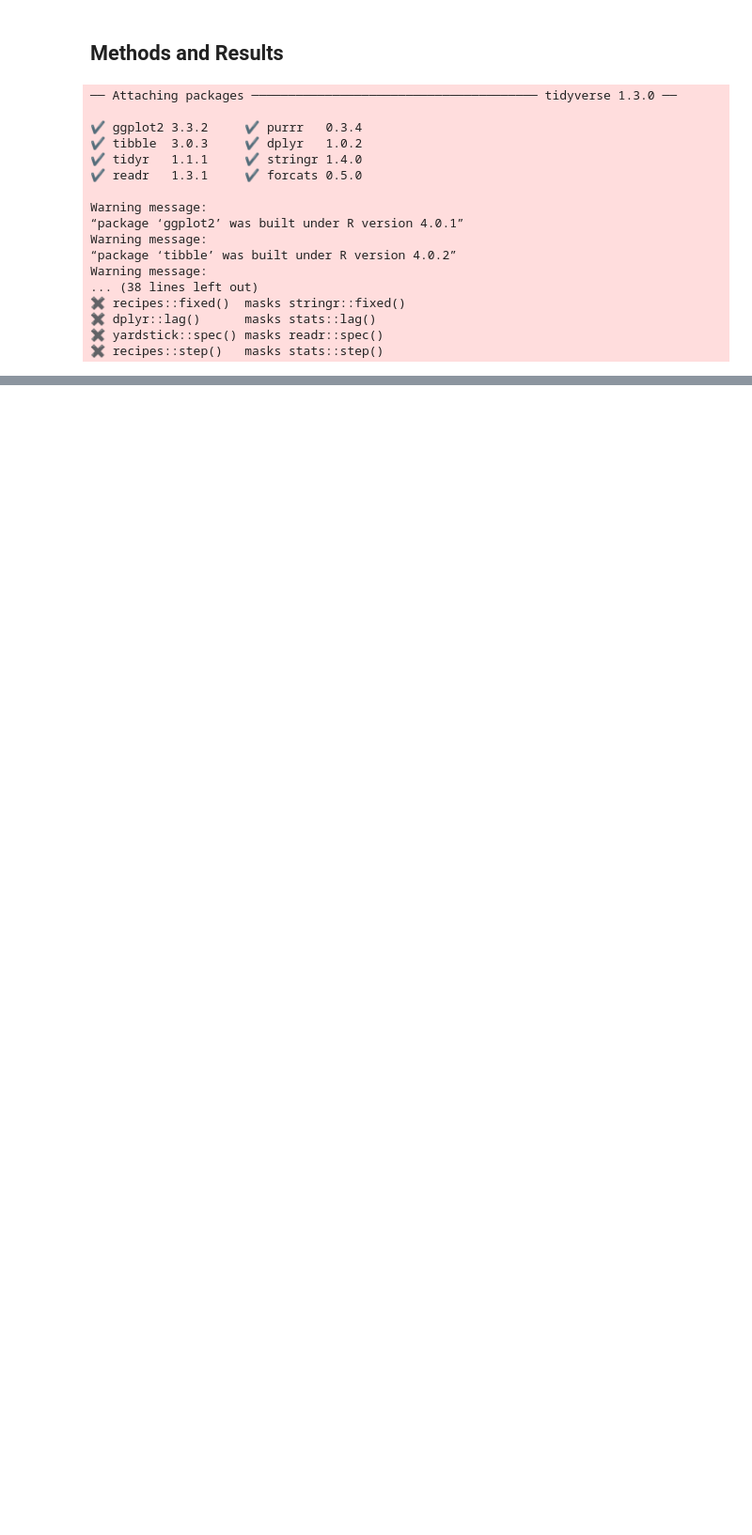
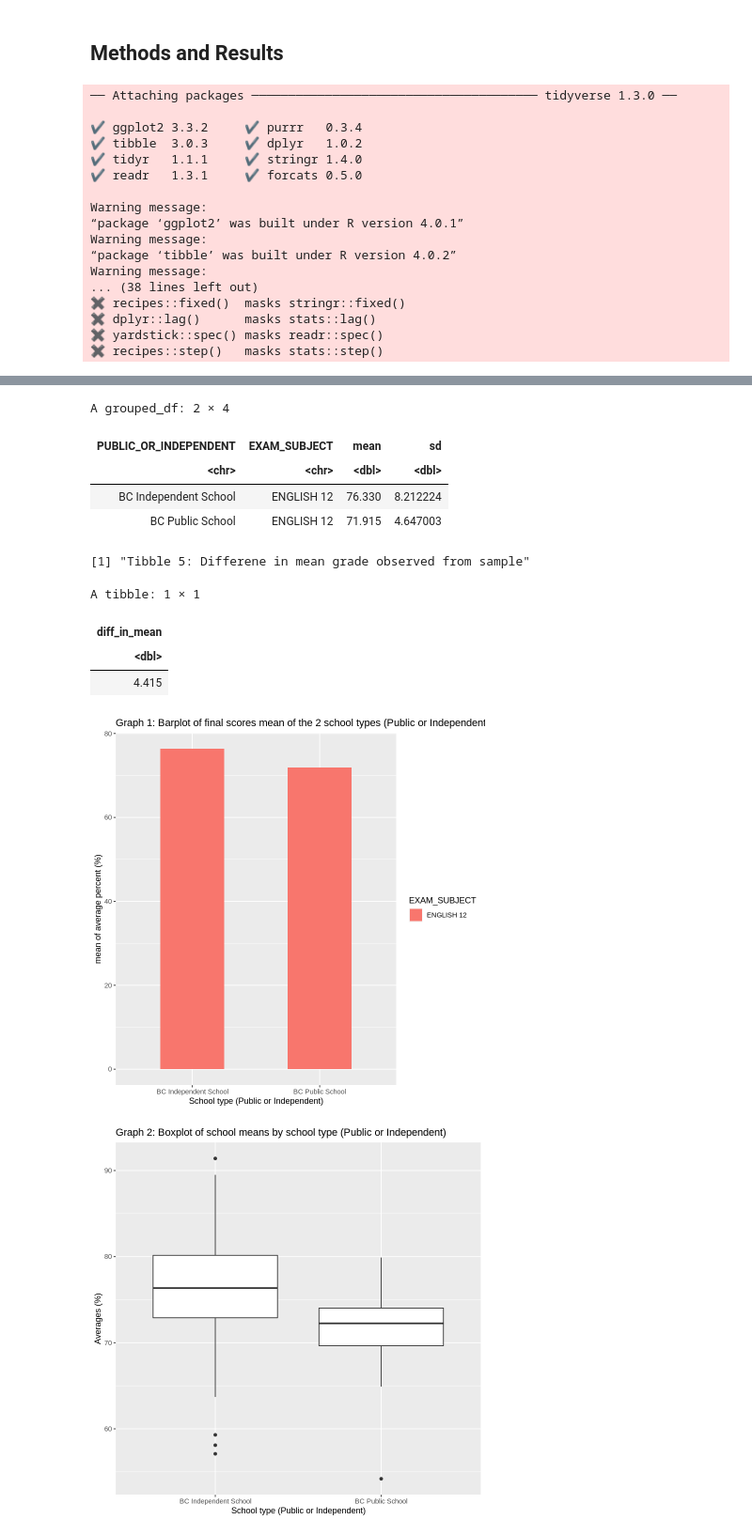
Before and after one commit to michelleykim/bc_exams_analysis, a Jupyter notebook: report.ipynb, the cells around one changed output, grey strips where cells are left out. Shown at 94% size. Drawn from its saved outputs; the diff is of its cells as text; code cells hidden in the pictures; blank space fills up the shorter version.

```diff
--- a/report.ipynb
+++ b/report.ipynb
@@ -419,0 +146,36 @@ This analysis suggests that there is/are some factor(s) that result in private h
+# %%
+# getting the mean and standard deviation of average percent for each school type
+#   and the diff of their mean (BC Independent School - BC Public School)
+data_for_each_catetegory<- exam_school_type_sample %>%
+                group_by(PUBLIC_OR_INDEPENDENT, EXAM_SUBJECT) %>%
+                summarize(mean = mean(AVERAGE_PERCENT),
+                          sd = sd(AVERAGE_PERCENT))
+print('Tibble 4: Statistics of each school type')
+data_for_each_catetegory
+
+obs_diff_in_mean <-   exam_school_type_sample  %>%
+    specify(formula = AVERAGE_PERCENT ~ PUBLIC_OR_INDEPENDENT) %>%
+    calculate(stat = "diff in means", order = c("BC Independent School", "BC Public School")) %>%
+    mutate(diff_in_mean = stat) %>%
+    select(-stat)
+print('Tibble 5: Differene in mean grade observed from sample')
+obs_diff_in_mean
+
+# generate bar graph
+exam_barplot <- data_for_each_catetegory %>%
+    ggplot(aes(x = PUBLIC_OR_INDEPENDENT, y = mean, , fill = EXAM_SUBJECT )) +
+    geom_bar(stat="identity", position = "dodge", width = 0.5) +
+    xlab("School type (Public or Independent)") +
+    ylab("mean of average percent (%)") +
+    ggtitle("Graph 1: Barplot of final scores mean of the 2 school types (Public or Independent)")
+exam_barplot
+
+# generate boxplot
+exam_boxplot <- exam_school_type_sample %>%
+    ggplot() +
+    geom_boxplot(aes(x = PUBLIC_OR_INDEPENDENT, y = AVERAGE_PERCENT)) +
+    xlab("School type (Public or Independent)") +
+    ylab("Averages (%)") +
+    ggtitle("Graph 2: Boxplot of school means by school type (Public or Independent)")
+exam_boxplot
+# %% [output]
@@ -419,0 +184,12 @@ This analysis suggests that there is/are some factor(s) that result in private h
+A grouped_df: 2 × 4
+| PUBLIC_OR_INDEPENDENT | EXAM_SUBJECT | mean | sd |
+| <chr> | <chr> | <dbl> | <dbl> |
+| BC Independent School | ENGLISH 12 | 76.330 | 8.212224 |
+| BC Public School | ENGLISH 12 | 71.915 | 4.647003 |
+[1] "Tibble 5: Differene in mean grade observed from sample"
+A tibble: 1 × 1
+| diff_in_mean |
+| <dbl> |
+| 4.415 |
+[figure, added]
+[figure, added]
```
Also changed, not shown: parts of 37 cells of this notebook.
